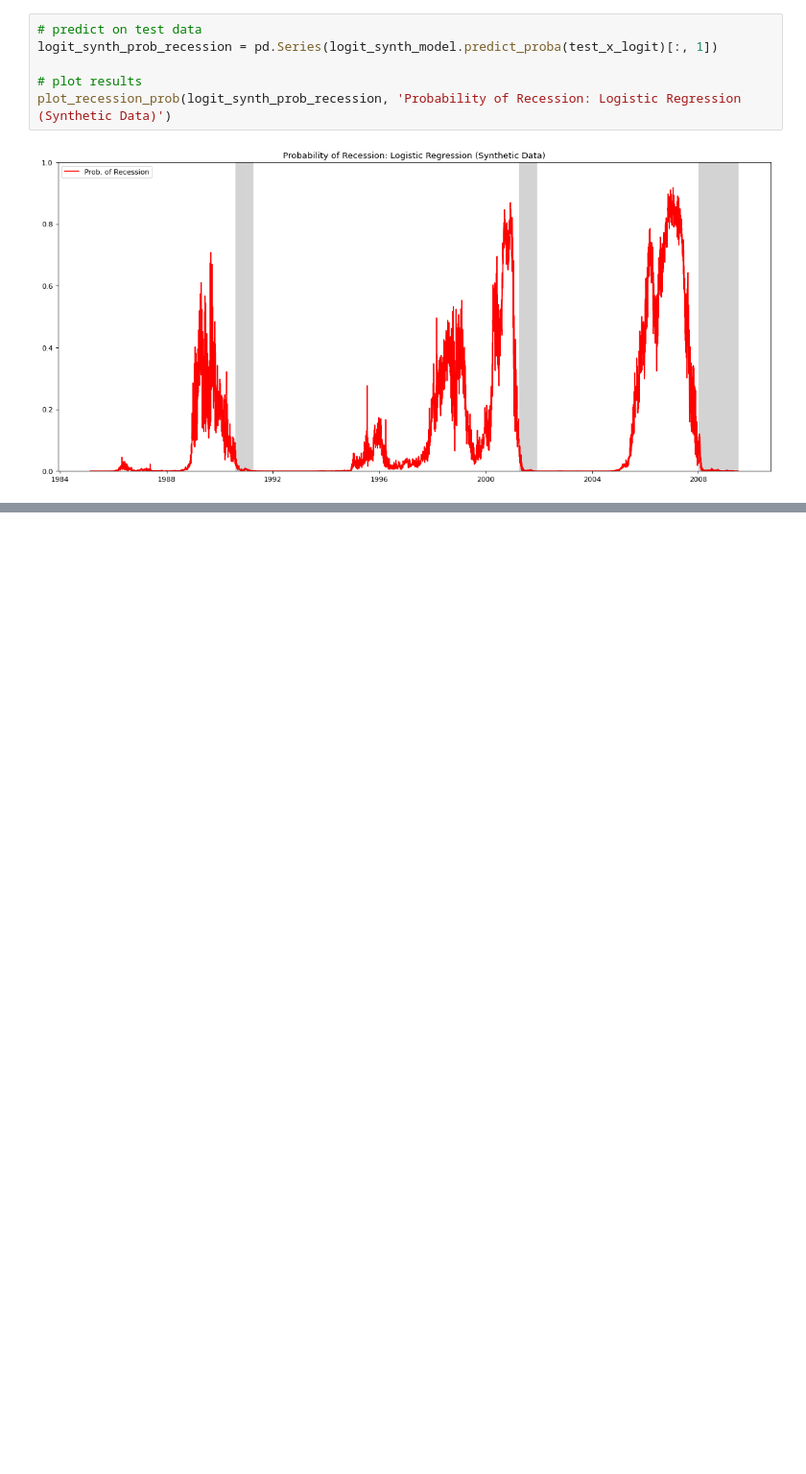
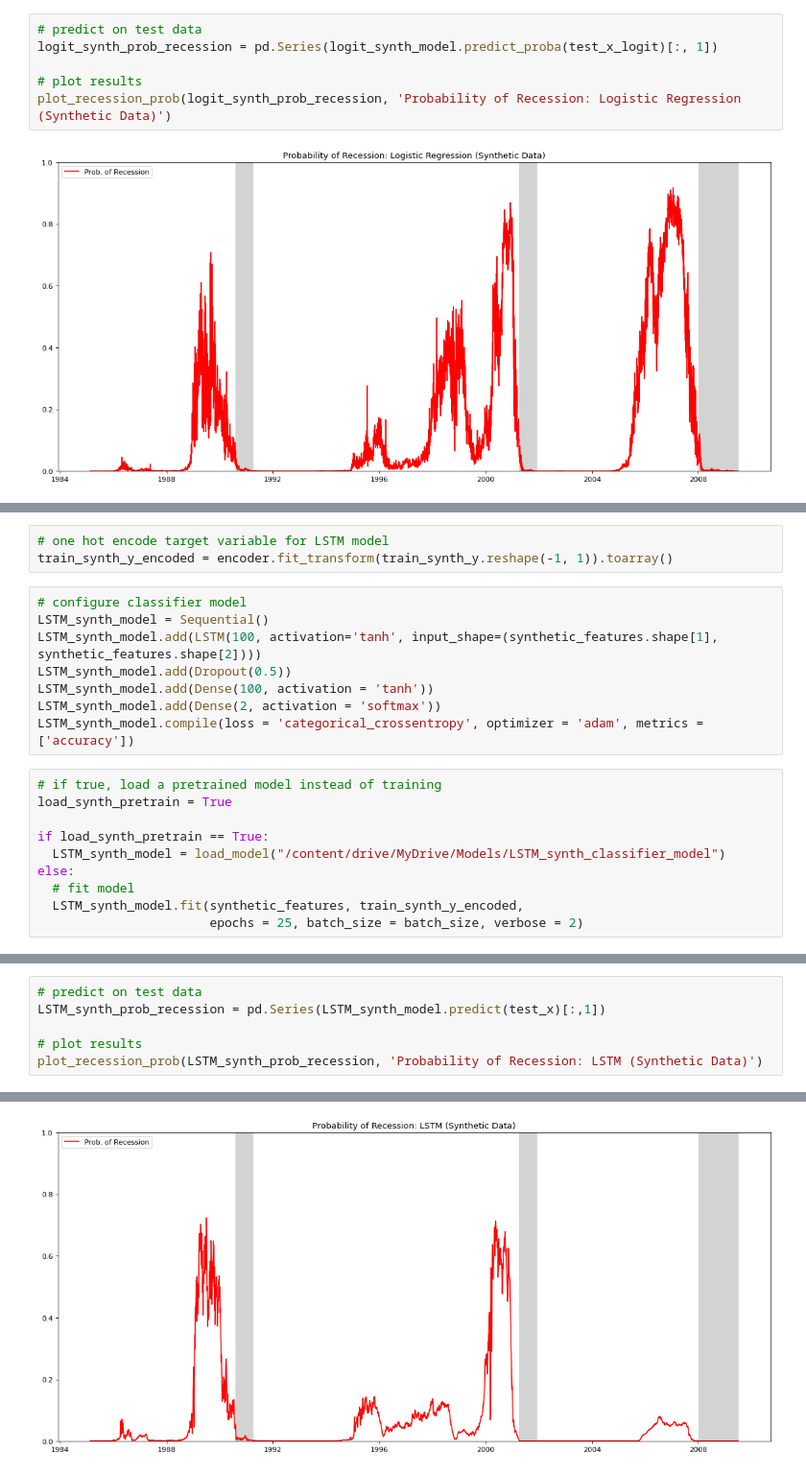
Before and after one commit to sdannels/synthetic_time_series_forecasting, a Jupyter notebook: synthetic_recession_classifier.ipynb, the cells around one changed output, grey strips where cells are left out. Shown at 96% size. Drawn from its saved outputs; the diff is of its cells as text; blank space fills up the shorter version.

```diff
--- a/synthetic_recession_classifier.ipynb
+++ b/synthetic_recession_classifier.ipynb
@@ -196,0 +269,21 @@ plot_recession_prob(logit_synth_prob_recession, 'Probability of Recession: Logis
+# %%
+# one hot encode target variable for LSTM model
+train_synth_y_encoded = encoder.fit_transform(train_synth_y.reshape(-1, 1)).toarray()
+# %%
+# configure classifier model
+LSTM_synth_model = Sequential()
+LSTM_synth_model.add(LSTM(100, activation='tanh', input_shape=(synthetic_features.shape[1], synthetic_features.shape[2])))
+LSTM_synth_model.add(Dropout(0.5))
+LSTM_synth_model.add(Dense(100, activation = 'tanh'))
+LSTM_synth_model.add(Dense(2, activation = 'softmax'))
+LSTM_synth_model.compile(loss = 'categorical_crossentropy', optimizer = 'adam', metrics = ['accuracy'])
+# %%
+# if true, load a pretrained model instead of training
+load_synth_pretrain = True
+
+if load_synth_pretrain == True:
+  LSTM_synth_model = load_model("/content/drive/MyDrive/Models/LSTM_synth_classifier_model")
+else:
+  # fit model
+  LSTM_synth_model.fit(synthetic_features, train_synth_y_encoded,
+                       epochs = 25, batch_size = batch_size, verbose = 2)
@@ -196,0 +314,7 @@ plot_recession_prob(logit_synth_prob_recession, 'Probability of Recession: Logis
+# %%
+# predict on test data
+LSTM_synth_prob_recession = pd.Series(LSTM_synth_model.predict(test_x)[:,1])
+
+# plot results
+plot_recession_prob(LSTM_synth_prob_recession, 'Probability of Recession: LSTM (Synthetic Data)')
+# %% [output]
@@ -196,0 +322 @@ plot_recession_prob(logit_synth_prob_recession, 'Probability of Recession: Logis
+[figure, added]
```
Also changed, not shown: parts of 13 cells of this notebook.
